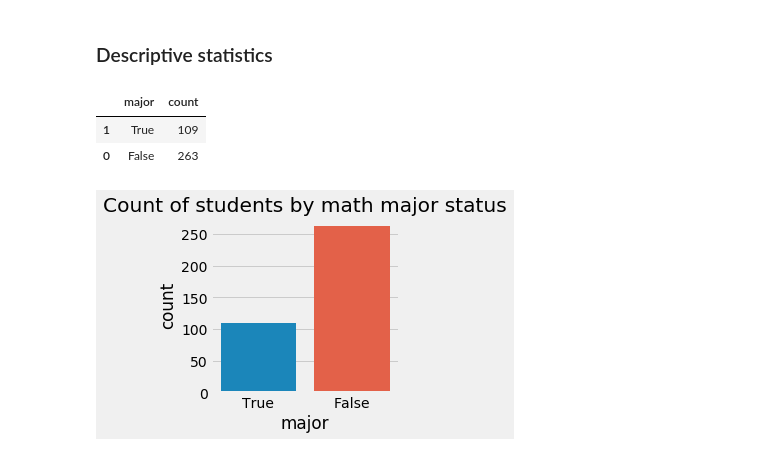
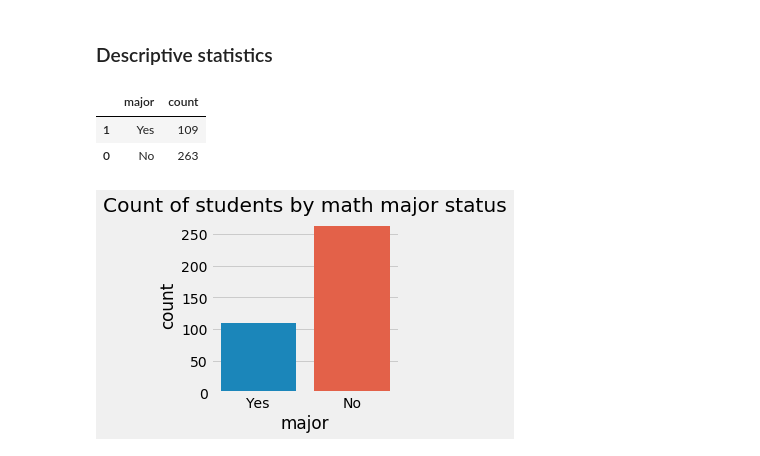
Before and after one commit to pmgasper/union_students, a Jupyter notebook: nb06_nonmajordata.ipynb, the cells around one changed output. Cells and saved outputs as stored; diff of their text form; code cells hidden in the pictures.

Commit message:
additional analysis of new data

```diff
--- a/nb06_nonmajordata.ipynb
+++ b/nb06_nonmajordata.ipynb
@@ -131,18 +142,19 @@ Dropped MTH-000:
 # %%
 # Count number of majors vs. non-majors
 major_count = (grades.groupby('major').apply(lambda df: len(df.id.unique()))
                .to_frame(name='count')
+               .rename({True:'Yes', False:'No'})
                .reset_index()
                .sort_values(by='major', ascending=False))
 
 display(major_count)
 
 plt.figure(figsize=(3, 3))
-sns.barplot(data=major_count, x='major', y='count', order=[True, False])
+sns.barplot(data=major_count, x='major', y='count', order=['Yes', 'No'])
 plt.title('Count of students by math major status')
 plt.show()
 # %% [output]
 |  | major | count |
-| 1 | True | 109 |
-| 0 | False | 263 |
+| 1 | Yes | 109 |
+| 0 | No | 263 |
-[figure, old version]
+[figure, new version]
```
Also changed, not shown: parts of 13 cells of this notebook.
